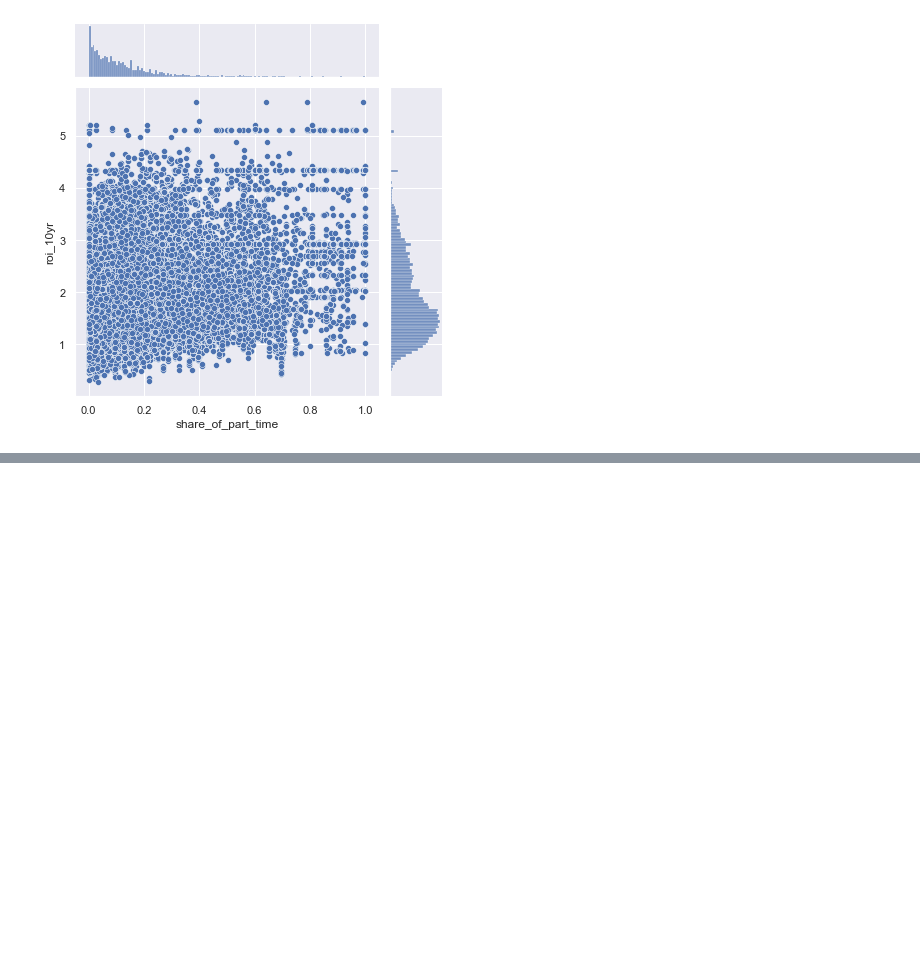
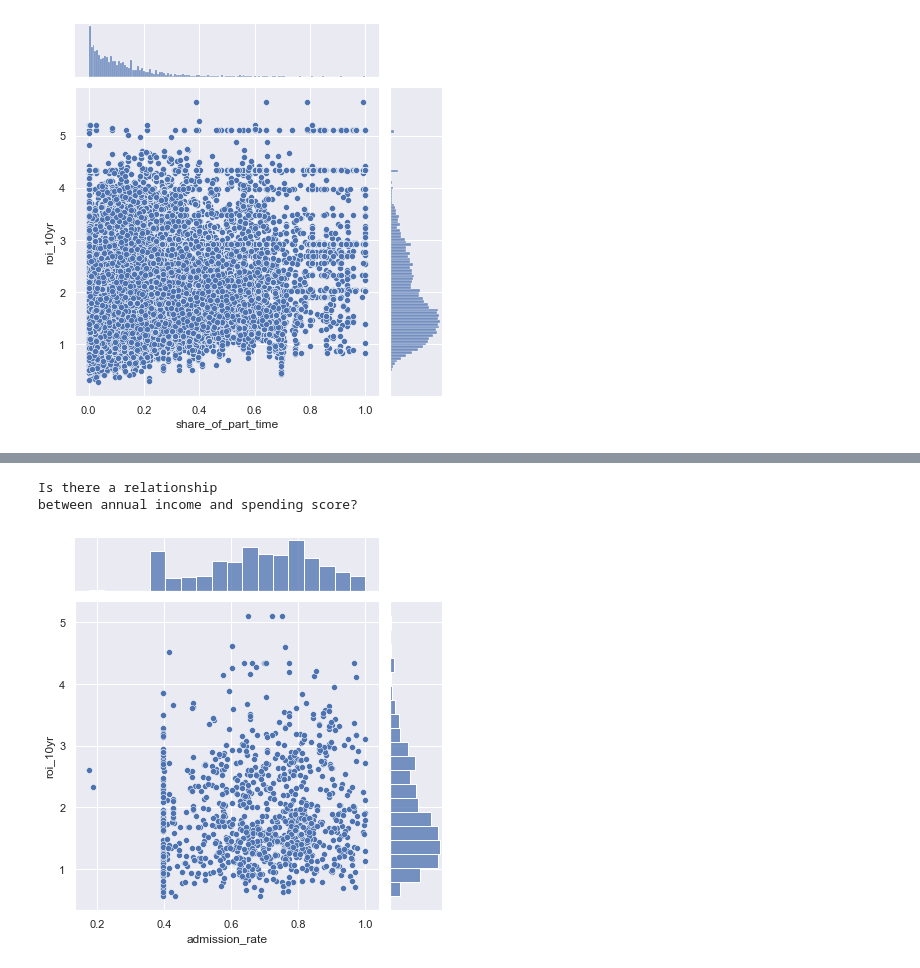
Before and after one commit to CDM-College-ROI/capstone_working_repo, a Jupyter notebook: ds_folder/explore_workbook.ipynb, the cells around one changed output, grey strips where cells are left out. Cells and saved outputs as stored; diff of their text form; code cells hidden in the pictures; blank space fills up the shorter version.

```diff
--- a/ds_folder/explore_workbook.ipynb
+++ b/ds_folder/explore_workbook.ipynb
@@ -1058,0 +1112,5 @@ Name: avg_faculty_salary, dtype: float64
+# %%
+# create age bins for < 40 and >= 40
+train['age_bin'] = pd.cut(train.age, [0,40, 80])
+
+train.head()
@@ -1058,0 +1140,10 @@ Name: avg_faculty_salary, dtype: float64
+# %%
+print("Is there a relationship\nbetween annual income and spending score?")
+sns.jointplot(x="admission_rate", y="roi_10yr", data=train.sample(1000))
+plt.xlabel("Annual Income")
+plt.ylabel("Spending Score")
+plt.show()
+# %% [output]
+Is there a relationship
+between annual income and spending score?
+[figure, added]
```
Also changed, not shown: parts of 48 cells of this notebook.
